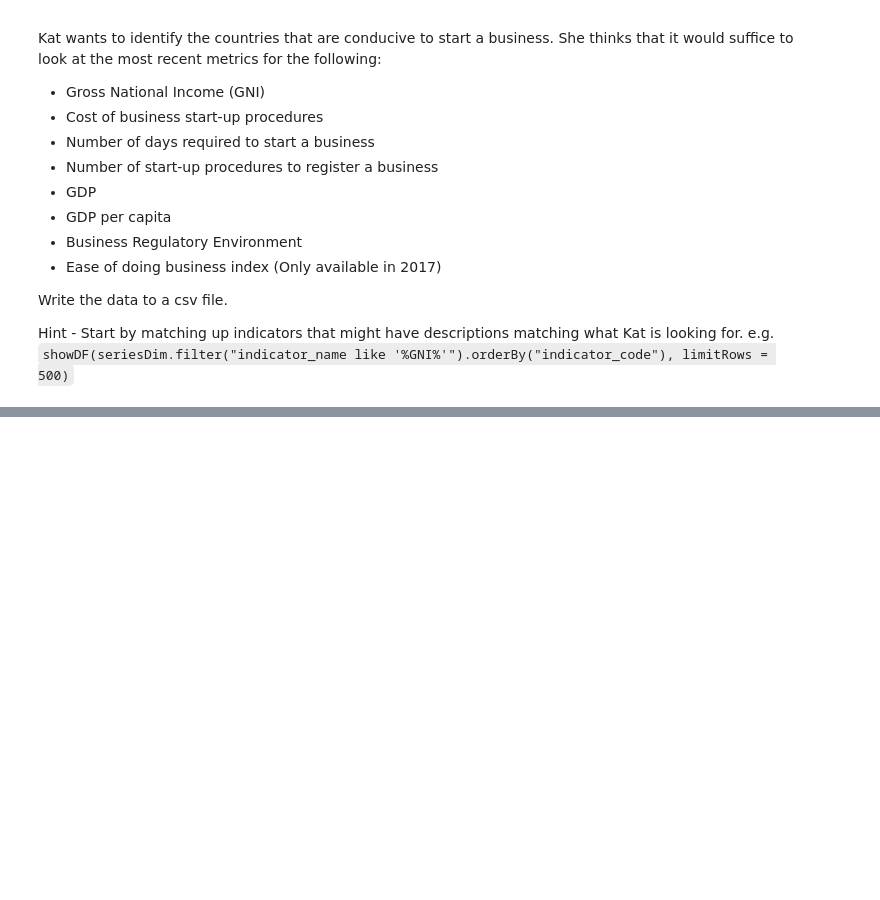
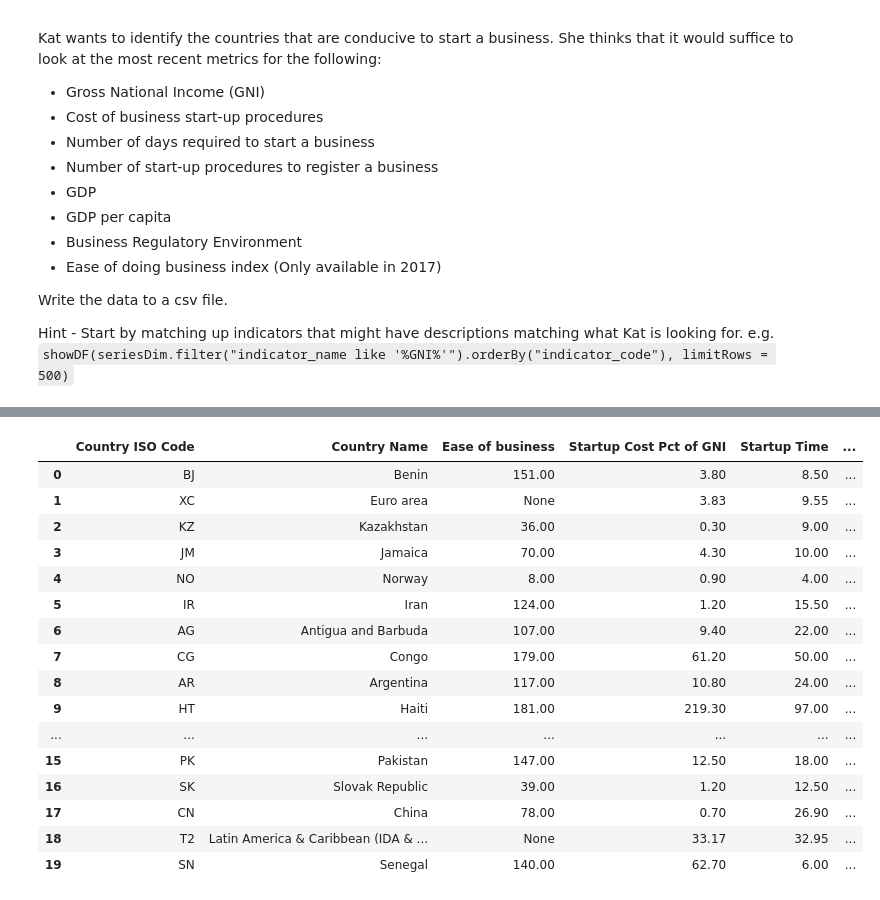
Before and after one commit to alittlefishy/WIBD-Workshops-2018, a Jupyter notebook: Data Engineering/WDI/notebooks/Data Engineering - Part 2.ipynb, the cells around one changed output, grey strips where cells are left out. Cells and saved outputs as stored; diff of their text form; code cells hidden in the pictures; blank space fills up the shorter version.

```diff
--- a/Data Engineering/WDI/notebooks/Data Engineering - Part 2.ipynb
+++ b/Data Engineering/WDI/notebooks/Data Engineering - Part 2.ipynb
@@ -601,3 +788,12 @@ Write the data to a csv file.
 
 Hint - Start by matching up indicators that might have descriptions matching what Kat is looking for. e.g. <br>
 `showDF(seriesDim.filter("indicator_name like '%GNI%'").orderBy("indicator_code"), limitRows = 500)`
+# %%
+recentIndicators = indicatorsData \
+.select("wb_country_code", "indicator_code", "2016") \
+.filter(col("indicator_code").isin('IC.REG.COST.PC.ZS', 'IC.REG.DURS', 'IC.REG.PROC',
+                                  'NY.GNP.ATLS.CD', 'NY.GDP.MKTP.KD', 'NY.GDP.PCAP.KD', 'IQ.CPA.BREG.XQ', 'IC.BUS.EASE.XQ')) \
+.withColumnRenamed("2016", "indicator_value") \
+.withColumn("indicator_value", col("indicator_value").cast(DecimalType(38, 2)))
+
+showDF(recentIndicators)
@@ -603,0 +818,8 @@ Hint - Start by matching up indicators that might have descriptions matching wha
+# %%
+businessIndexIndicators = indicatorsData \
+.select("wb_country_code", "indicator_code", "2017") \
+.filter(col("indicator_code").isin('IC.BUS.EASE.XQ')) \
+.withColumnRenamed("2017", "indicator_value") \
+.withColumn("indicator_value", col("indicator_value").cast(DecimalType(38, 2)))
+# %%
+allIndicators = recentIndicators.union(businessIndexIndicators)
@@ -603,0 +846,45 @@ Hint - Start by matching up indicators that might have descriptions matching wha
+# %%
+countryBusinessStartupPivot = allIndicators.join(countryDimFinal
+                                                ,recentIndicators.wb_country_code == countryDim.wb_country_code
+                                                ,"inner") \
+.select(countryDimFinal.country_iso_code
+       ,countryDimFinal.country_name
+       ,recentIndicators.indicator_code
+       ,recentIndicators.indicator_value) \
+.groupBy("country_iso_code", "country_name") \
+.pivot("indicator_code").sum("indicator_value") \
+.withColumnRenamed('country_iso_code', 'Country ISO Code') \
+.withColumnRenamed('country_name', 'Country Name') \
+.withColumnRenamed('NY.GNP.ATLS.CD', 'GNI') \
+.withColumnRenamed('IC.REG.DURS', 'Startup Time') \
+.withColumnRenamed('IC.REG.PROC', 'Startup Procedures') \
+.withColumnRenamed('IC.REG.COST.PC.ZS', 'Startup Cost Pct of GNI') \
+.withColumnRenamed('NY.GDP.MKTP.KD', 'GDP') \
+.withColumnRenamed('NY.GDP.PCAP.KD', 'GDP Per Capita') \
+.withColumnRenamed('IQ.CPA.BREG.XQ', 'Business Regulation') \
+.withColumnRenamed('IC.BUS.EASE.XQ', 'Ease of business') \
+.withColumn("Startup Cost", (col("GNI") * col("Startup Cost Pct of GNI") / lit(100.0)).cast(DecimalType(38, 2))) \
+.filter(col("GNI") > 0) \
+.filter(col("Startup Time").isNotNull()) \
+.filter(col("Startup Procedures").isNotNull()) \
+.filter(col("Startup Cost").isNotNull())
+# %%
+showDF(countryBusinessStartupPivot)
+# %% [output]
+|  | Country ISO Code | Country Name | Ease of business | Startup Cost Pct of GNI | Startup Time | ... |
+| 0 | BJ | Benin | 151.00 | 3.80 | 8.50 | ... |
+| 1 | XC | Euro area | None | 3.83 | 9.55 | ... |
+| 2 | KZ | Kazakhstan | 36.00 | 0.30 | 9.00 | ... |
+| 3 | JM | Jamaica | 70.00 | 4.30 | 10.00 | ... |
+| 4 | NO | Norway | 8.00 | 0.90 | 4.00 | ... |
+| 5 | IR | Iran | 124.00 | 1.20 | 15.50 | ... |
+| 6 | AG | Antigua and Barbuda | 107.00 | 9.40 | 22.00 | ... |
+| 7 | CG | Congo | 179.00 | 61.20 | 50.00 | ... |
+| 8 | AR | Argentina | 117.00 | 10.80 | 24.00 | ... |
+| 9 | HT | Haiti | 181.00 | 219.30 | 97.00 | ... |
+| ... | ... | ... | ... | ... | ... | ... |
+| 15 | PK | Pakistan | 147.00 | 12.50 | 18.00 | ... |
+| 16 | SK | Slovak Republic | 39.00 | 1.20 | 12.50 | ... |
+| 17 | CN | China | 78.00 | 0.70 | 26.90 | ... |
+| 18 | T2 | Latin America & Caribbean (IDA & ... | None | 33.17 | 32.95 | ... |
+| 19 | SN | Senegal | 140.00 | 62.70 | 6.00 | ... |
```
Also changed, not shown: parts of 29 cells of this notebook.
